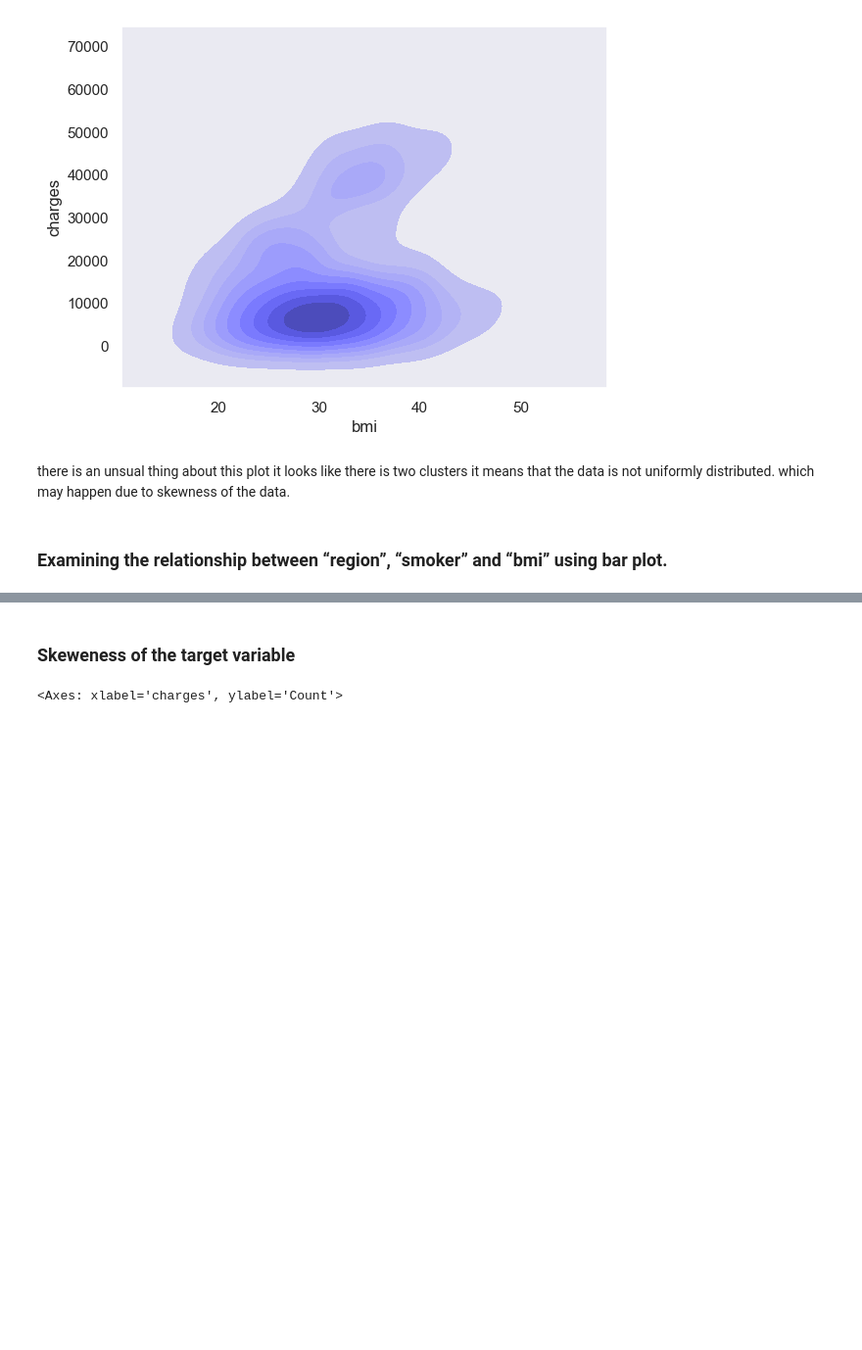
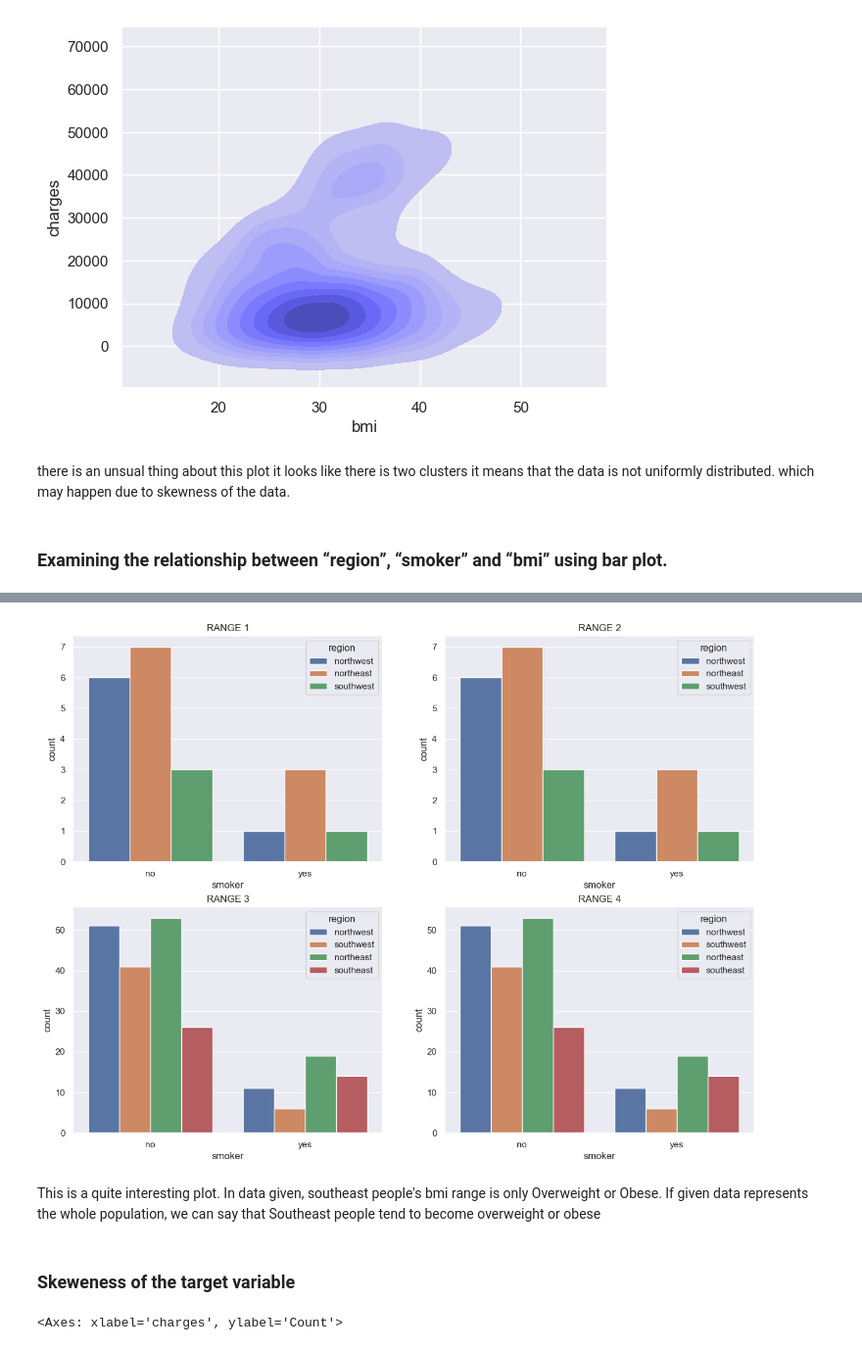
Before and after one commit to eren9677/Aygaz_Bootcamp, a Jupyter notebook: aygaz.ipynb, the cells around one changed output, grey strips where cells are left out. Shown at 98% size. Cells and saved outputs as stored; diff of their text form; code cells hidden in the pictures; blank space fills up the shorter version.

```diff
--- a/aygaz.ipynb
+++ b/aygaz.ipynb
@@ -223,5 +224,4 @@ sns.scatterplot(data=insurance_df,x="bmi",y="charges") #to visualize relaiton be
 we can say that there is no linear relation between these two
 # %%
 sns.kdeplot(data=insurance_df,x="bmi",y="charges",color="Blue",fill=True) #to visualize distributions within
-sns.set(style="dark")
 # %% [output]
@@ -246,3 +245,34 @@ this plot indicates that people whose bmi's over 40 mostly smokes and gives the
+# %%
+#filtering the ranges
+range_1 = insurance_df[insurance_df["bmi"]<=18.5]
+range_2 = insurance_df[(insurance_df["bmi"]>18.5) & (insurance_df["bmi"]<=24.9)]
+range_3 = insurance_df[(insurance_df["bmi"]>25) & (insurance_df["bmi"]<=29.9)]
+range_4 = insurance_df[insurance_df["bmi"]>=30 ]
+
+
+ranges_bmi =[range_1,range_2,range_3,range_4]
+#making a loop to visualize each bmi range's regional smoker count
+fig, axs = plt.subplots(2,2 ,figsize=(15,11))
+k=0
+count=1
+for rangee,k in zip(ranges_bmi,range(2)):
+        for n in range(2):
+            sns.countplot(
+            x = 'smoker',
+            hue="region",
+            data = rangee,
+            capsize = 0.1,
+            ax =axs[k,n]
+            )
+            axs[k,n].set_title("RANGE"+" "+str(count))
+            count+=1
+            n+=1
+        k+=1
+plt.show()
+# %% [output]
+[figure, added]
+# %% [markdown]
+This is a quite interesting plot. In data given, southeast people's bmi range is only Overweight or Obese. If given data represents the whole population, we can say that Southeast people tend to become overweight or obese
 # %% [markdown]
 ### Skeweness of the target variable
 # %%
```
Also changed, not shown: parts of 8 cells of this notebook.
